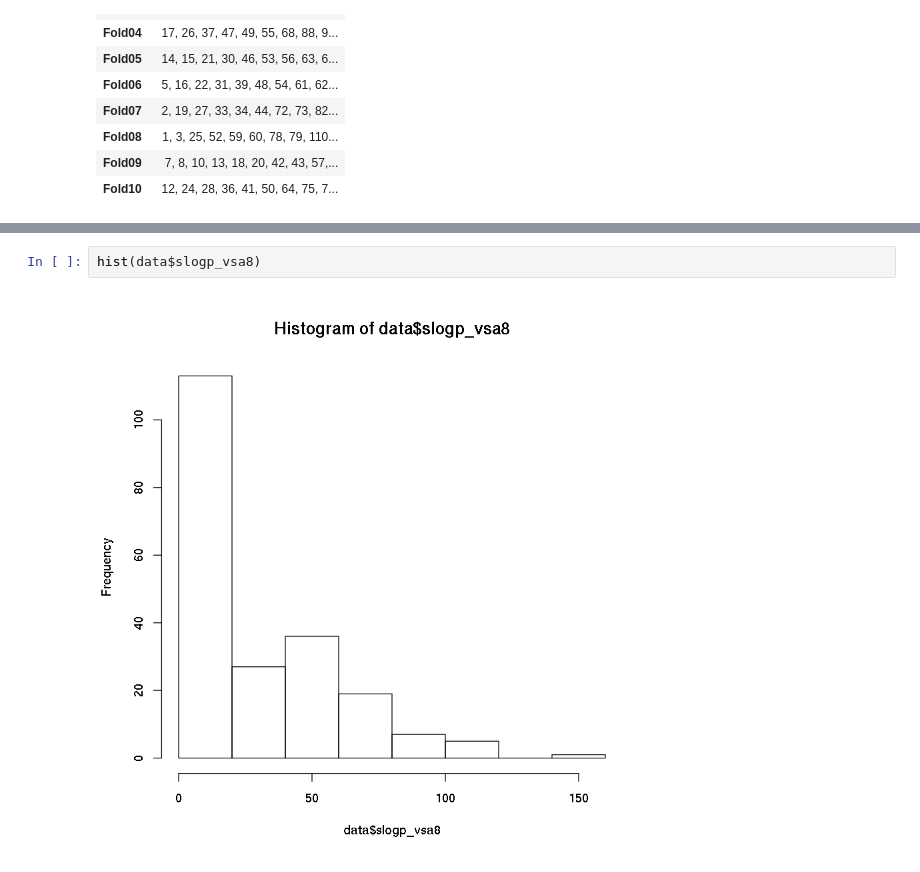
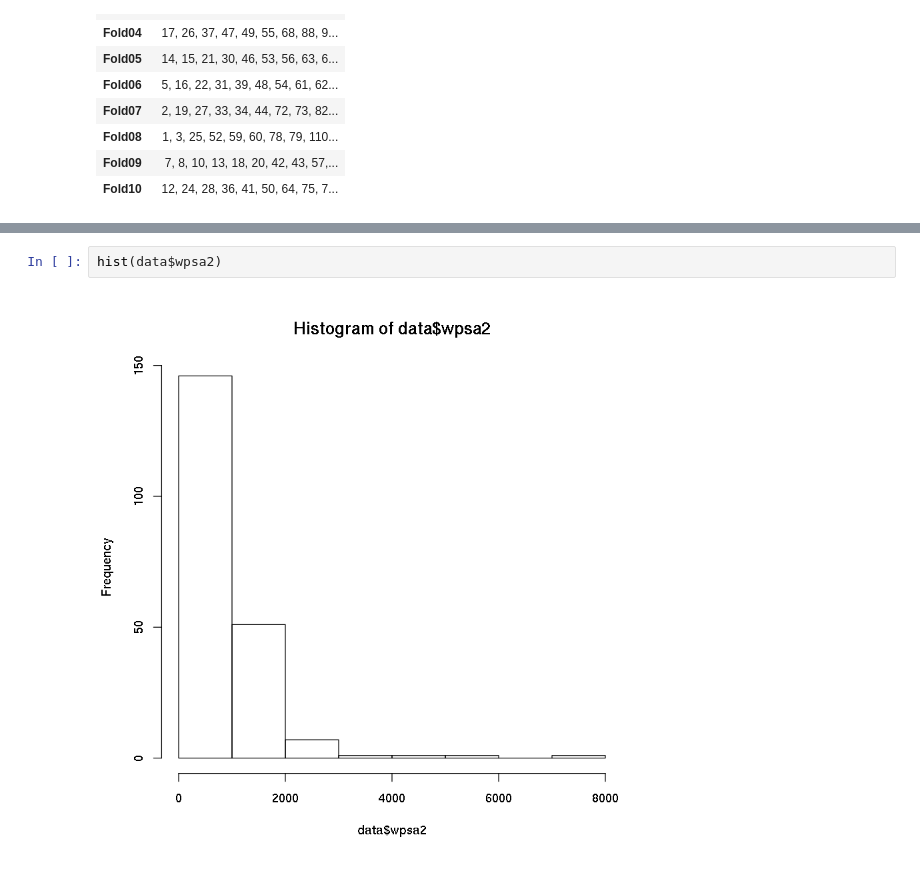
Before and after one commit to adamPaclawski/AI_pharm, a Jupyter notebook: AI in Pharm 2 - data prep.ipynb, the cells around one changed output, grey strips where cells are left out. Cells and saved outputs as stored; diff of their text form.

```diff
--- a/AI in Pharm 2 - data prep.ipynb
+++ b/AI in Pharm 2 - data prep.ipynb
@@ -382,4 +415,4 @@ track_record
 # %%
-hist(data$slogp_vsa8)
+hist(data$wpsa2)
 # %% [output]
-[figure, old version]
+[figure, new version]
```
Also changed, not shown: parts of 26 cells of this notebook.
